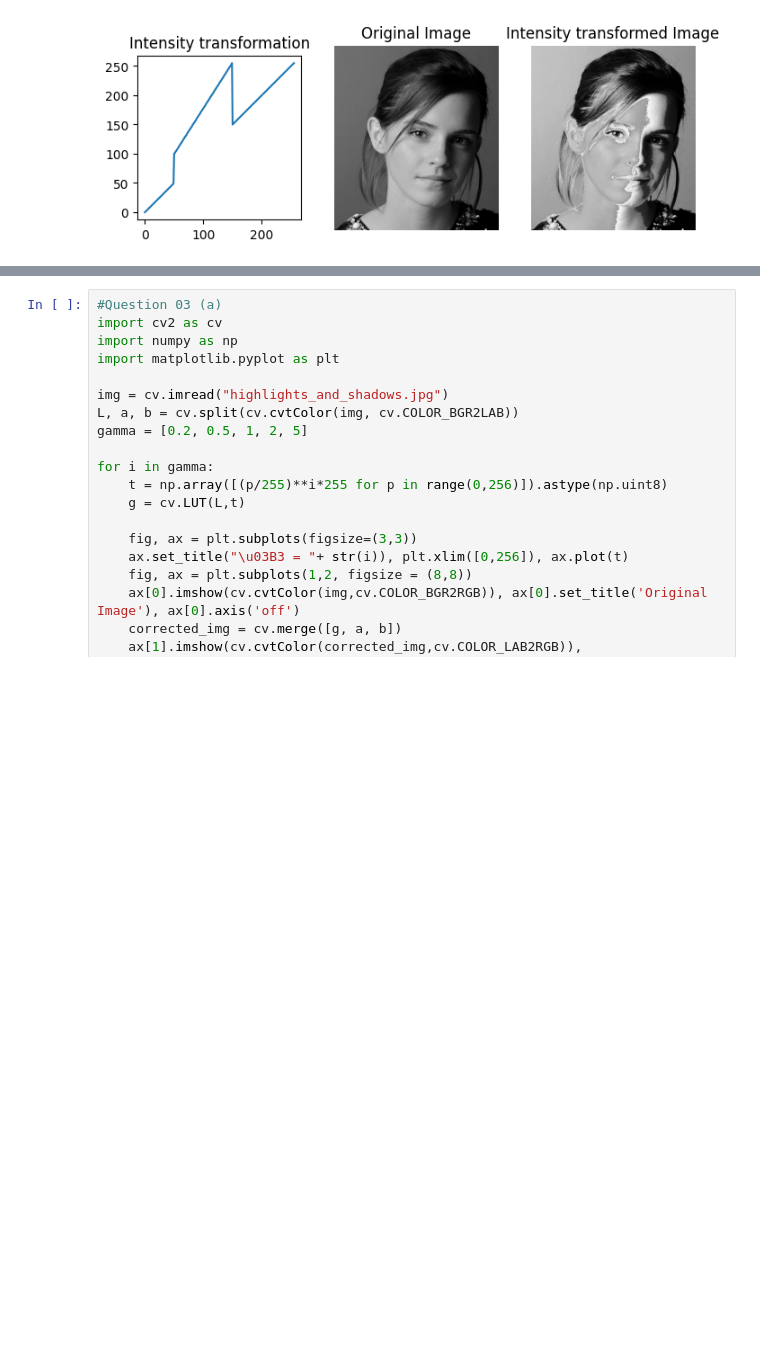
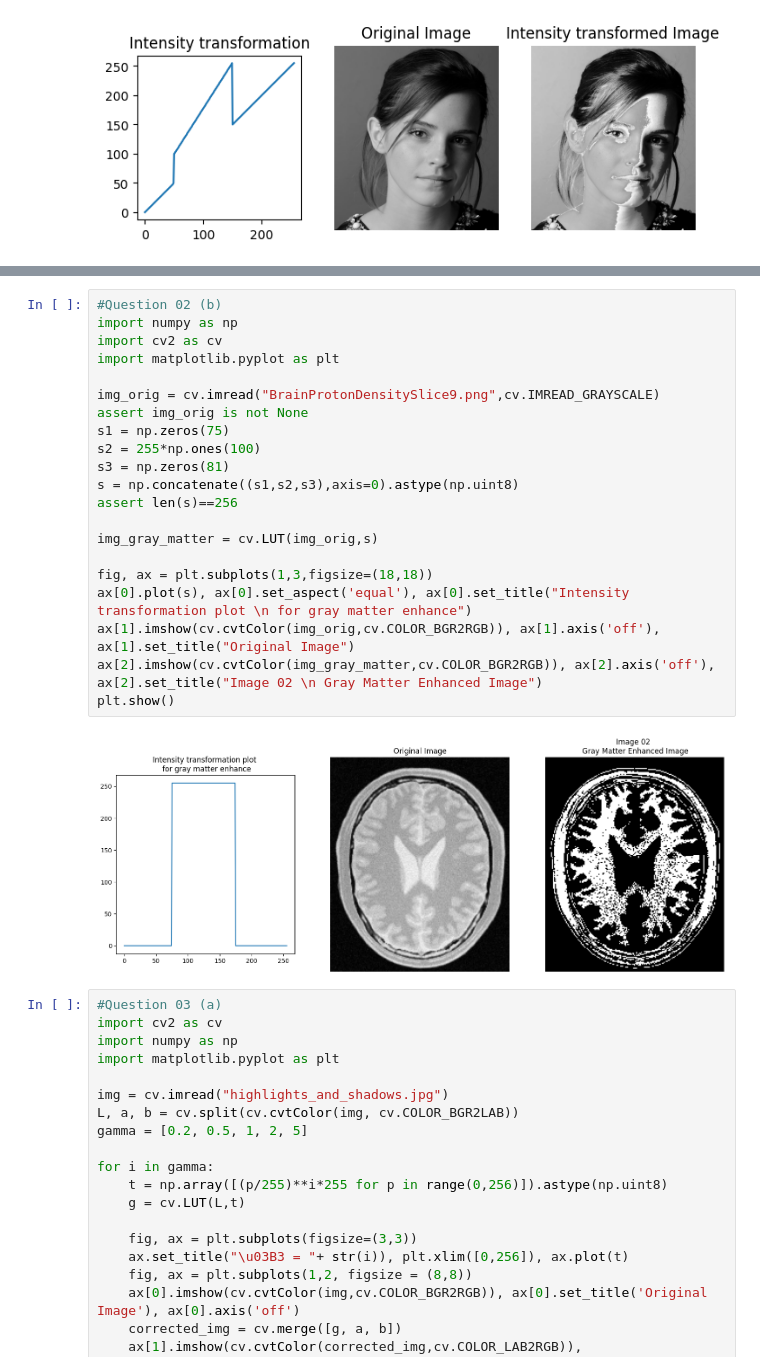
Before and after one commit to chathuwijethunga/EN3160_A_01, a Jupyter notebook: A_01.ipynb, the cells around one changed output, grey strips where cells are left out. Drawn from its saved outputs; the diff is of its cells as text; blank space fills up the shorter version.

```diff
--- a/A_01.ipynb
+++ b/A_01.ipynb
@@ -41,6 +41,29 @@ ax[2].imshow(cv.cvtColor(img_white_matter,cv.COLOR_BGR2RGB)), ax[2].axis('off'),
 plt.show()
 # %% [output]
 [figure]
+# %%
+#Question 02 (b)
+import numpy as np
+import cv2 as cv
+import matplotlib.pyplot as plt
+
+img_orig = cv.imread("BrainProtonDensitySlice9.png",cv.IMREAD_GRAYSCALE)
+assert img_orig is not None
+s1 = np.zeros(75)
+s2 = 255*np.ones(100)
+s3 = np.zeros(81)
+s = np.concatenate((s1,s2,s3),axis=0).astype(np.uint8)
+assert len(s)==256
+
+img_gray_matter = cv.LUT(img_orig,s)
+
+fig, ax = plt.subplots(1,3,figsize=(18,18))
+ax[0].plot(s), ax[0].set_aspect('equal'), ax[0].set_title("Intensity transformation plot \n for gray matter enhance")
+ax[1].imshow(cv.cvtColor(img_orig,cv.COLOR_BGR2RGB)), ax[1].axis('off'), ax[1].set_title("Original Image")
+ax[2].imshow(cv.cvtColor(img_gray_matter,cv.COLOR_BGR2RGB)), ax[2].axis('off'), ax[2].set_title("Image 02 \n Gray Matter Enhanced Image")
+plt.show()
+# %% [output]
+[figure, added]
 # %%
 #Question 03 (a)
 import cv2 as cv
```
Also changed, not shown: parts of 9 cells of this notebook.
